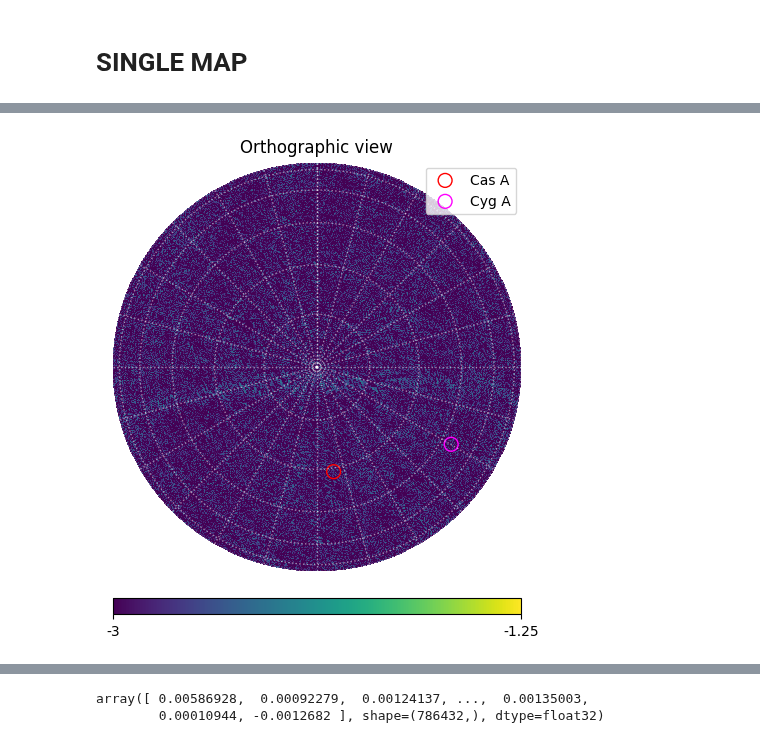
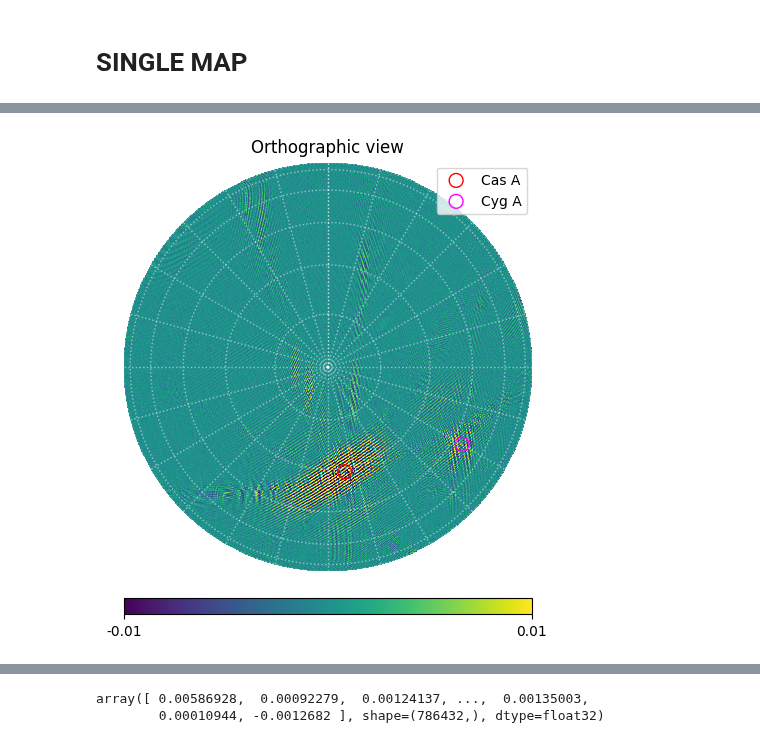
Before and after one commit to ALBATROS-Experiment/albatros_analysis, a Jupyter notebook: scripts/mapmaking/read_maps.ipynb, the cells around one changed output, grey strips where cells are left out. Cells and saved outputs as stored; diff of their text form; code cells hidden in the pictures.

```diff
--- a/scripts/mapmaking/read_maps.ipynb
+++ b/scripts/mapmaking/read_maps.ipynb
@@ -7,10 +7,11 @@ from astropy.coordinates import EarthLocation, SkyCoord, AltAz
 # %% [markdown]
 # SINGLE MAP
 # %%
-path_map1 = '/scratch/thomasb/mapmaking_dumps/test_map_gpu_sat0.npz'
-path_map2 = '/scratch/thomasb/mapmaking_dumps/sim_map_gpu_nside512.npz'
+path_map1 = '/scratch/thomasb/mapmaking_dumps/test_tsobj/map_clock_old_pass_7.npz'
+path_map2 = '/scratch/thomasb/mapmaking_dumps/test_tsobj/map_clock_new_pass_7.npz'
 path_map3 = '/scratch/thomasb/mapmaking_dumps/sim_map_cpu_nside512.npz'
-path_map4 = '/scratch/thomasb/mapmaking_dumps/version2/average_mapgpu_testoldata.npz'
+
+#path_map4 = '/scratch/thomasb/average_map_test_vis1_flipped.npz'
 
 with np.load(path_map1) as f:
     print(f)
@@ -24,7 +25,7 @@ with np.load(path_map3) as f:
     print(f)
     map3 = f['avg_map']
 
-with np.load(path_map4) as f:
-    print(f)
-    map4 = f['avg_map']
+# with np.load(path_map4) as f:
+#     print(f)
+#     map4 = f['avg_map']
 # %% [output]
@@ -35,26 +61,26 @@ NpzFile '/scratch/thomasb/mapmaking_dumps/version2/average_mapgpu_testoldata.npz
 # %%
-hp.orthview(np.log10(np.abs(map1)),min=-3,max=-1.25, rot=(0,90),half_sky=True)
+hp.orthview(map2,min=-0.01,max=0.01, rot=(0,90),half_sky=True)
 hp.graticule(dpar=15, dmer=15, color='white', alpha=0.5, ls=':')
 cas_a = SkyCoord('23h23m27.94s', '58d48m42.4s', frame='icrs')
 cyg_a = SkyCoord(ra='19h 59m 28.3566s', dec="40° 44′ 02.096″", frame='icrs') #Cyg A
 
 hp.projscatter(cas_a.ra.deg, cas_a.dec.deg, lonlat=True, coord='C',
                marker='o',       # Circle marker
                facecolors='none',# Hollow circle
                edgecolors='red', # Red outline
                s=100,            # Size of the circle
                lw=1,             # Line width
                label='Cas A')
 
 hp.projscatter(cyg_a.ra.deg, cyg_a.dec.deg, lonlat=True, coord='C',
                marker='o',       # Circle marker
                facecolors='none',# Hollow circle
                edgecolors='magenta', # Red outline
                s=100,            # Size of the circle
                lw=1,             # Line width
                label='Cyg A')
 
 plt.legend()
 plt.show()
 # %% [output]
-[figure, old version]
+[figure, new version]
```
Also changed, not shown: parts of 5 cells of this notebook, 22 other files.
